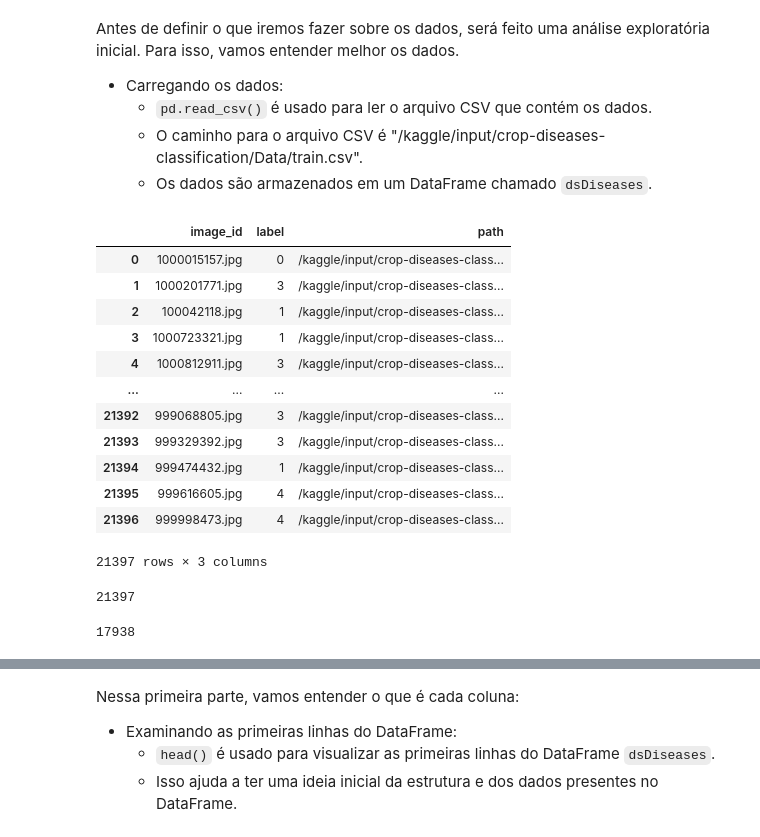
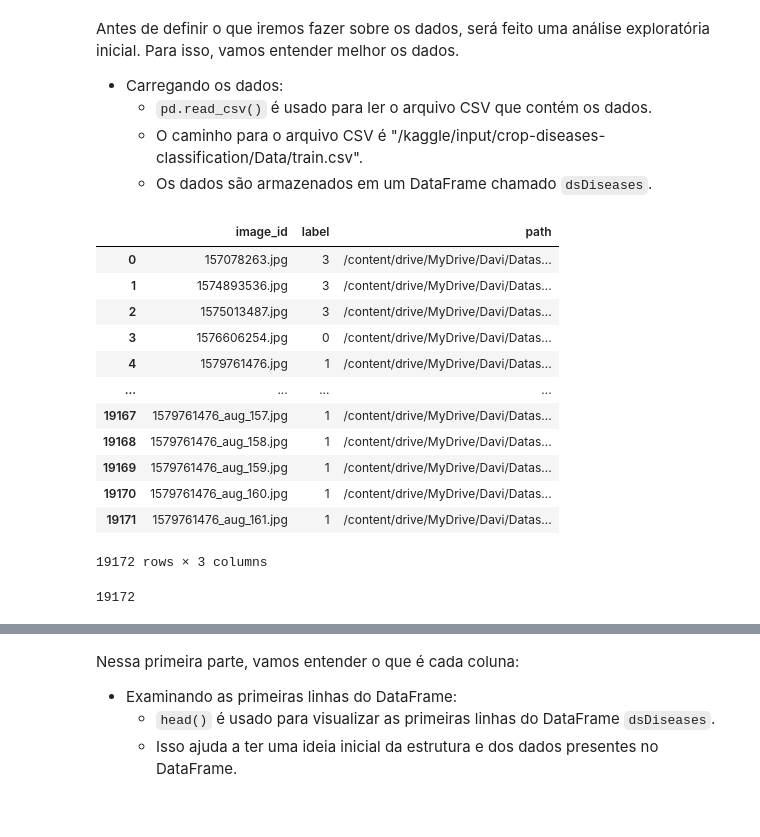
Before and after one commit to Kayzwk/crop-diseases-classification, a Jupyter notebook: davi-a-priori.ipynb, the cells around one changed output, grey strips where cells are left out. Cells and saved outputs as stored; diff of their text form; code cells hidden in the pictures.

```diff
--- a/davi-a-priori.ipynb
+++ b/davi-a-priori.ipynb
@@ -28,30 +66,30 @@ Antes de definir o que iremos fazer sobre os dados, será feito uma análise exp
     - O caminho para o arquivo CSV é "/kaggle/input/crop-diseases-classification/Data/train.csv".
     - Os dados são armazenados em um DataFrame chamado `dsDiseases`.
 # %%
-dsDiseases = pd.read_csv("/kaggle/input/crop-desntz/train.csv")
+dsDiseases = pd.read_csv("/content/drive/MyDrive/Davi/Datasetcrop/Data/train.csv")
 # %%
-dir0='/kaggle/input/crop-diseases-classification/Data/train_images'
+dir0='/content/drive/MyDrive/Davi/Datasetcrop/Data/train_images'
 
 class_names=[0,1,2,3,4]
 image_ids=dsDiseases['image_id'].tolist()
 dsDiseases['path']=dsDiseases['image_id'].apply(lambda x:os.path.join(dir0,x))
 display(dsDiseases)
 print(len(dsDiseases))
 # %% [output]
 |  | image_id | label | path |
-| 0 | 1000015157.jpg | 0 | /kaggle/input/crop-diseases-class... |
-| 1 | 1000201771.jpg | 3 | /kaggle/input/crop-diseases-class... |
-| 2 | 100042118.jpg | 1 | /kaggle/input/crop-diseases-class... |
-| 3 | 1000723321.jpg | 1 | /kaggle/input/crop-diseases-class... |
-| 4 | 1000812911.jpg | 3 | /kaggle/input/crop-diseases-class... |
+| 0 | 157078263.jpg | 3 | /content/drive/MyDrive/Davi/Datas... |
+| 1 | 1574893536.jpg | 3 | /content/drive/MyDrive/Davi/Datas... |
+| 2 | 1575013487.jpg | 3 | /content/drive/MyDrive/Davi/Datas... |
+| 3 | 1576606254.jpg | 0 | /content/drive/MyDrive/Davi/Datas... |
+| 4 | 1579761476.jpg | 1 | /content/drive/MyDrive/Davi/Datas... |
 | ... | ... | ... | ... |
-| 21392 | 999068805.jpg | 3 | /kaggle/input/crop-diseases-class... |
-| 21393 | 999329392.jpg | 3 | /kaggle/input/crop-diseases-class... |
-| 21394 | 999474432.jpg | 1 | /kaggle/input/crop-diseases-class... |
-| 21395 | 999616605.jpg | 4 | /kaggle/input/crop-diseases-class... |
-| 21396 | 999998473.jpg | 4 | /kaggle/input/crop-diseases-class... |
+| 19167 | 1579761476_aug_157.jpg | 1 | /content/drive/MyDrive/Davi/Datas... |
+| 19168 | 1579761476_aug_158.jpg | 1 | /content/drive/MyDrive/Davi/Datas... |
+| 19169 | 1579761476_aug_159.jpg | 1 | /content/drive/MyDrive/Davi/Datas... |
+| 19170 | 1579761476_aug_160.jpg | 1 | /content/drive/MyDrive/Davi/Datas... |
+| 19171 | 1579761476_aug_161.jpg | 1 | /content/drive/MyDrive/Davi/Datas... |
-21397 rows × 3 columns
+19172 rows × 3 columns
-21397
+19172
 # %%
 files=[]
 paths=[]
@@ -60,8 +98,6 @@ for dirname, _, filenames in os.walk(dir0):
         paths+=[(os.path.join(dirname, filename))]
         files+=[filename]
 print(len(paths))
-# %% [output]
-17938
 # %%
 drops=[]
 for i in range(len(dsDiseases)):
```
Also changed, not shown: parts of 39 cells of this notebook.
